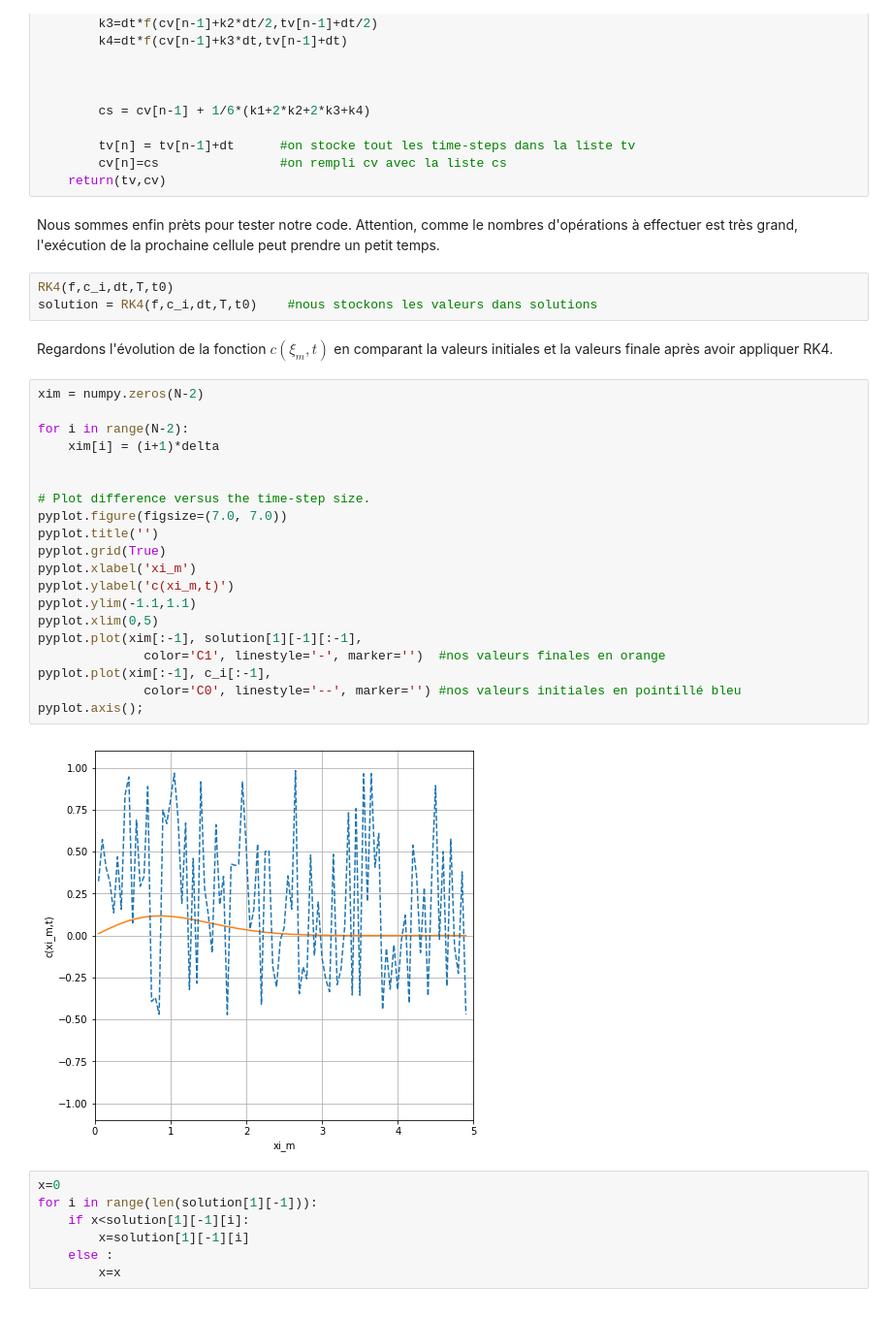
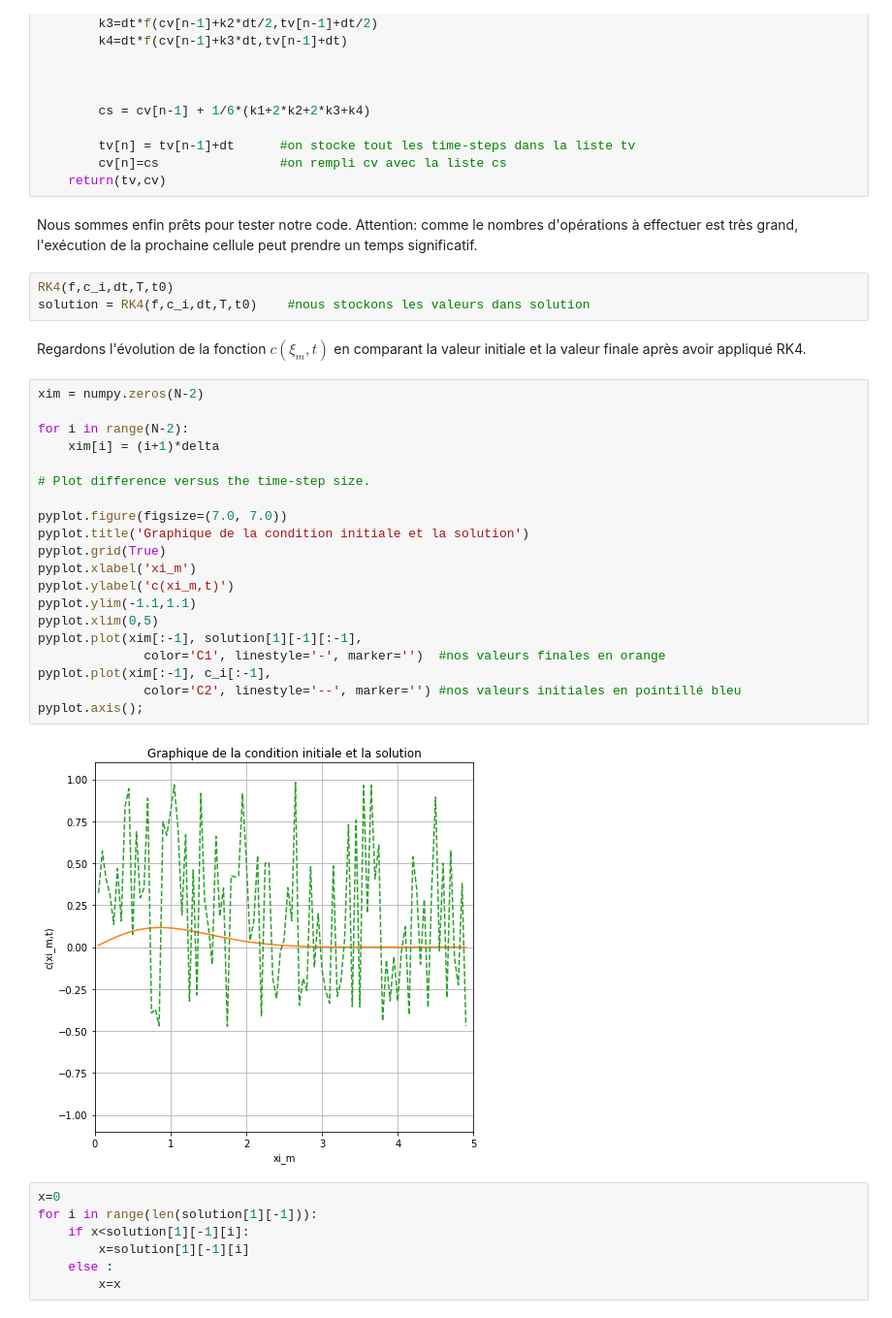
Before and after one commit to luciouw/first_repo-1, a Jupyter notebook: Advection-diffusion_en_milieu_poreux.ipynb, the cells around one changed output. Shown at 97% size. Cells and saved outputs as stored; diff of their text form.

```diff
--- a/Advection-diffusion_en_milieu_poreux.ipynb
+++ b/Advection-diffusion_en_milieu_poreux.ipynb
@@ -759,34 +764,35 @@ def RK4(f,c_i,dt,T,t0):
         cv[n]=cs                #on rempli cv avec la liste cs
     return(tv,cv)
 # %% [markdown]
-Nous sommes enfin prèts pour tester notre code. Attention, comme le nombres d'opérations à effectuer est très grand, l'exécution de la prochaine cellule peut prendre un petit temps.
+Nous sommes enfin prêts pour tester notre code.
+Attention: comme le nombres d'opérations à effectuer est très grand, l'exécution de la prochaine cellule peut prendre un temps significatif.
 # %%
 RK4(f,c_i,dt,T,t0)
-solution = RK4(f,c_i,dt,T,t0)    #nous stockons les valeurs dans solutions
+solution = RK4(f,c_i,dt,T,t0)    #nous stockons les valeurs dans solution
 # %% [markdown]
-Regardons l'évolution de la fonction $c(\xi_m,t)$ en comparant la valeurs initiales et la valeurs finale après avoir appliquer RK4.
+Regardons l'évolution de la fonction $c(\xi_m,t)$ en comparant la valeur initiale et la valeur finale après avoir appliqué RK4.
 # %%
 xim = numpy.zeros(N-2)
 
 for i in range(N-2):
     xim[i] = (i+1)*delta
 
+# Plot difference versus the time-step size.
 
-# Plot difference versus the time-step size.
 pyplot.figure(figsize=(7.0, 7.0))
-pyplot.title('')
+pyplot.title('Graphique de la condition initiale et la solution')
 pyplot.grid(True)
 pyplot.xlabel('xi_m')
 pyplot.ylabel('c(xi_m,t)')
 pyplot.ylim(-1.1,1.1)
 pyplot.xlim(0,5)
 pyplot.plot(xim[:-1], solution[1][-1][:-1],
               color='C1', linestyle='-', marker='')  #nos valeurs finales en orange
 pyplot.plot(xim[:-1], c_i[:-1],
-              color='C0', linestyle='--', marker='') #nos valeurs initiales en pointillé bleu
+              color='C2', linestyle='--', marker='') #nos valeurs initiales en pointillé bleu
 pyplot.axis();
 # %% [output]
-[figure, old version]
+[figure, new version]
 # %%
 x=0
 for i in range(len(solution[1][-1])):
```
Also changed, not shown: parts of 24 cells of this notebook.
